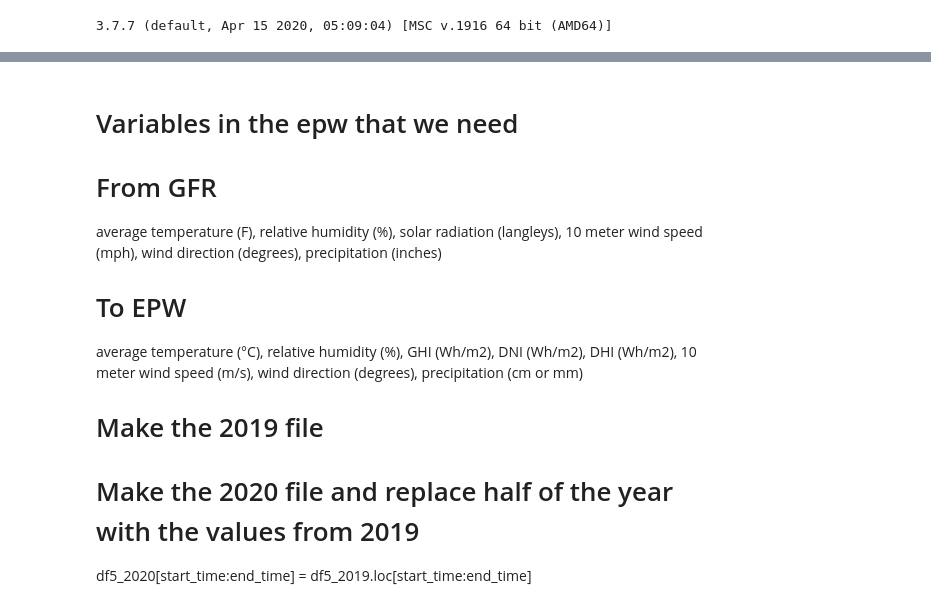
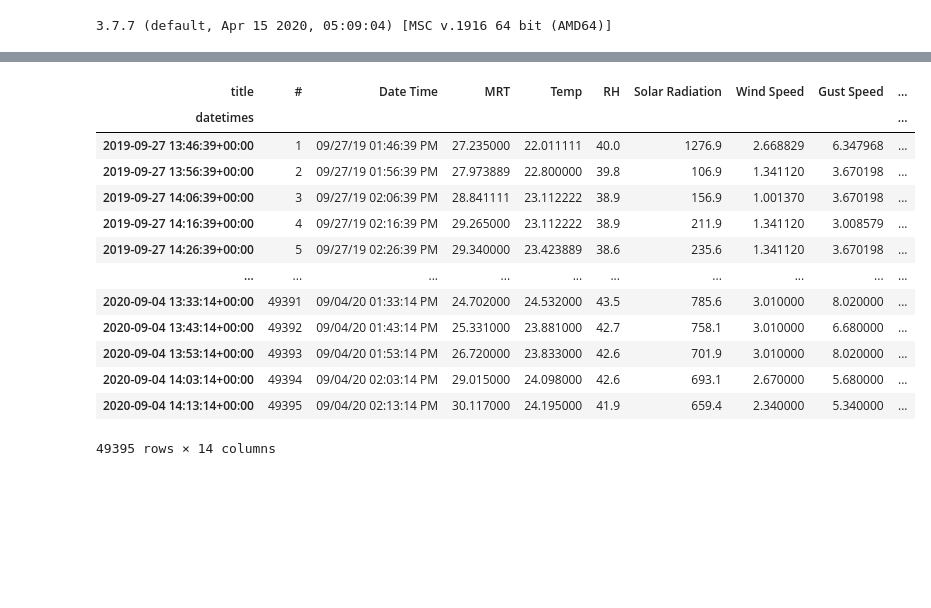
Before and after one commit to kastnerp/CampusMicroclimateAndWeather, a Jupyter notebook: ReadPlot.ipynb, the cells around one changed output, grey strips where cells are left out. Drawn from its saved outputs; the diff is of its cells as text; code cells hidden in the pictures; blank space fills up the shorter version.

```diff
--- a/ReadPlot.ipynb
+++ b/ReadPlot.ipynb
@@ -320,32 +387,0 @@ interactive(children=(IntSlider(value=4, description='variable_id', max=8, min=1
-# %%
-#PRINT RESAMPLED DATA (HOURLY) TO A .CSV FOR EPW FILE
-
-S1 = HoboReader("DL1_Stone_Garden_Tjaden_Hall.csv")
-S2 = HoboReader("DL2_PSB_Parking_Lot.csv")
-S3 = HoboReader("DL3_Olin_Library.csv")
-S4 = HoboReader("DL4_Milstein_Hall_Roof.csv")
-
-df1 = S1.get_dataframe()
-df2 = S2.get_dataframe()
-df3 = S3.get_dataframe()
-df4 = S4.get_dataframe()
-
-df1 = df1.resample('H').mean()
-df2 = df2.resample('H').mean()
-df3 = df3.resample('H').mean()
-df4 = df4.resample('H').mean()
-
-display(df1)
-display(df2)
-display(df3)
-display(df4)
-
-#print(df1)
-#print(df2)
-#print(df3)
-#print(df4)
-
-df1.to_csv('DL1_TJADEN_hourly.csv')
-df2.to_csv('DL2_PSB_hourly.csv')
-df3.to_csv('DL3_OLIN_hourly.csv')
-df4.to_csv('DL4_MILSTEIN_hourly.csv')
@@ -518,30 +459,20 @@ def calc_split_df(df):
-# %% [markdown]
-# Variables in the epw that we need
-
-
-# From GFR
-average temperature (F),
- relative humidity (%),
-solar radiation (langleys),
-10 meter wind speed (mph),
-wind direction (degrees),
-precipitation (inches)
-
-# To EPW
-
-average temperature (°C),
-relative humidity (%),
-GHI  (Wh/m2),
-DNI  (Wh/m2),
-DHI  (Wh/m2),
-10 meter wind speed (m/s),
-wind direction (degrees),
-precipitation (cm or mm)
-
-
-# Make the 2019 file
-# Make the 2020 file and replace half of the year with the values from 2019
-
- df5_2020[start_time:end_time] = df5_2019.loc[start_time:end_time]
+# %%
+test1 = calc_split_df(df3)
+test1
+# %% [output]
+| title | # | Date Time | MRT | Temp | RH | Solar Radiation | Wind Speed | Gust Speed | ... |
+| datetimes |  |  |  |  |  |  |  |  | ... |
+| 2019-09-27 13:46:39+00:00 | 1 | 09/27/19 01:46:39 PM | 27.235000 | 22.011111 | 40.0 | 1276.9 | 2.668829 | 6.347968 | ... |
+| 2019-09-27 13:56:39+00:00 | 2 | 09/27/19 01:56:39 PM | 27.973889 | 22.800000 | 39.8 | 106.9 | 1.341120 | 3.670198 | ... |
+| 2019-09-27 14:06:39+00:00 | 3 | 09/27/19 02:06:39 PM | 28.841111 | 23.112222 | 38.9 | 156.9 | 1.001370 | 3.670198 | ... |
+| 2019-09-27 14:16:39+00:00 | 4 | 09/27/19 02:16:39 PM | 29.265000 | 23.112222 | 38.9 | 211.9 | 1.341120 | 3.008579 | ... |
+| 2019-09-27 14:26:39+00:00 | 5 | 09/27/19 02:26:39 PM | 29.340000 | 23.423889 | 38.6 | 235.6 | 1.341120 | 3.670198 | ... |
+| ... | ... | ... | ... | ... | ... | ... | ... | ... | ... |
+| 2020-09-04 13:33:14+00:00 | 49391 | 09/04/20 01:33:14 PM | 24.702000 | 24.532000 | 43.5 | 785.6 | 3.010000 | 8.020000 | ... |
+| 2020-09-04 13:43:14+00:00 | 49392 | 09/04/20 01:43:14 PM | 25.331000 | 23.881000 | 42.7 | 758.1 | 3.010000 | 6.680000 | ... |
+| 2020-09-04 13:53:14+00:00 | 49393 | 09/04/20 01:53:14 PM | 26.720000 | 23.833000 | 42.6 | 701.9 | 3.010000 | 8.020000 | ... |
+| 2020-09-04 14:03:14+00:00 | 49394 | 09/04/20 02:03:14 PM | 29.015000 | 24.098000 | 42.6 | 693.1 | 2.670000 | 5.680000 | ... |
+| 2020-09-04 14:13:14+00:00 | 49395 | 09/04/20 02:13:14 PM | 30.117000 | 24.195000 | 41.9 | 659.4 | 2.340000 | 5.340000 | ... |
+49395 rows × 14 columns
 # %%
 def get_1y_data(df, year):
```
Also changed, not shown: parts of 12 cells of this notebook, 17 other files.
